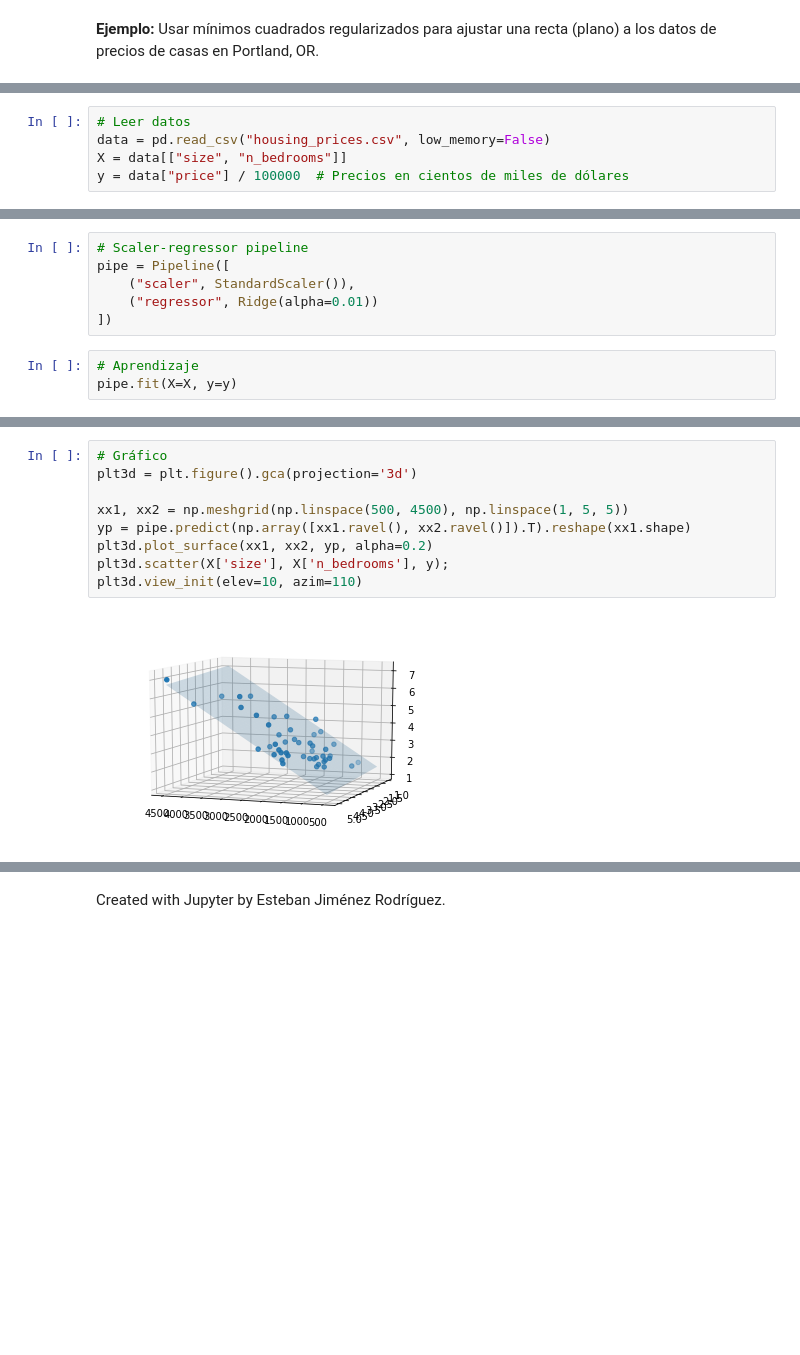
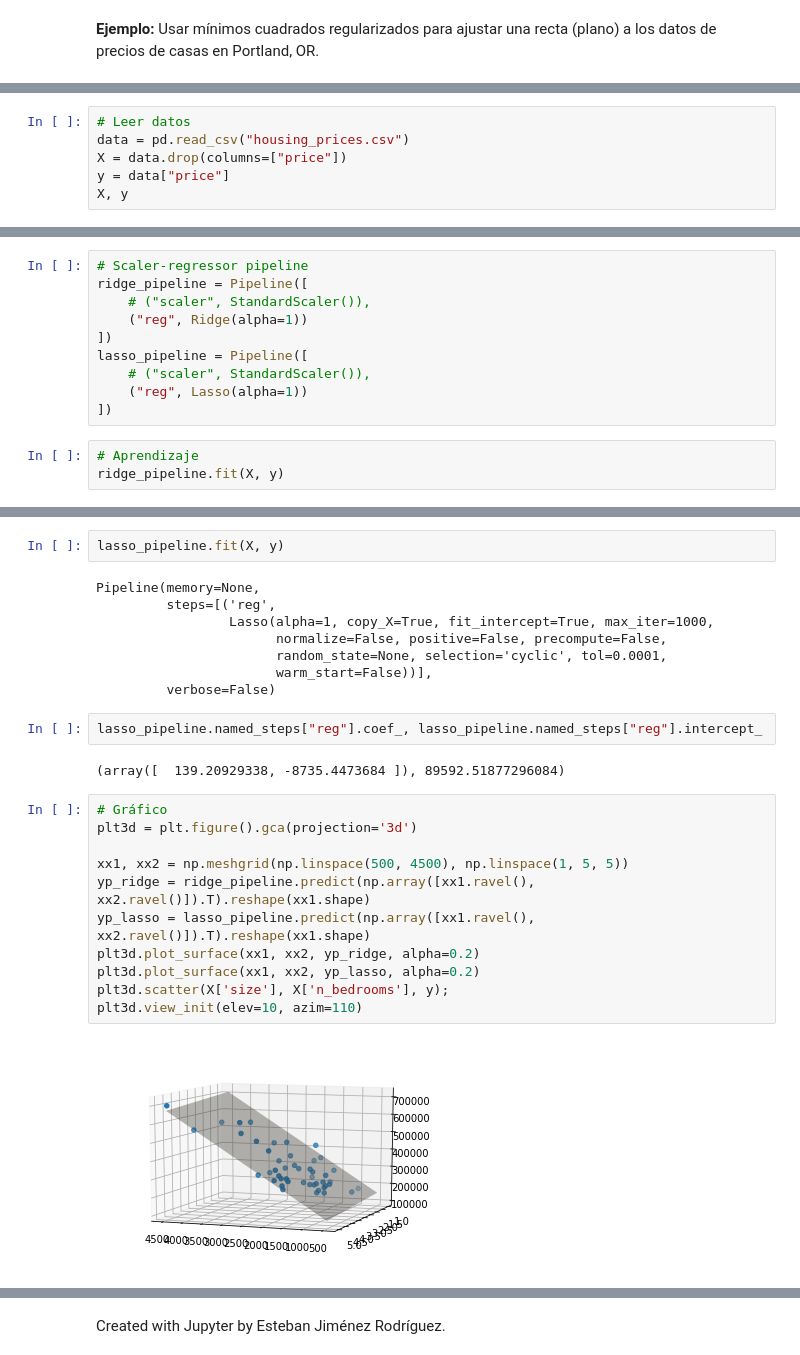
Before and after one commit to luismaria8992ramirez/mebo2021, a Jupyter notebook: modulo1/tema3/4_regresion_lineal.ipynb, the cells around one changed output, grey strips where cells are left out. Drawn from its saved outputs; the diff is of its cells as text; blank space fills up the shorter version.

```diff
--- a/modulo1/tema3/4_regresion_lineal.ipynb
+++ b/modulo1/tema3/4_regresion_lineal.ipynb
@@ -449,5 +454,6 @@ from scipy.optimize import minimize
 # %%
 # Leer datos
-data = pd.read_csv("housing_prices.csv", low_memory=False)
-X = data[["size", "n_bedrooms"]]
-y = data["price"] / 100000  # Precios en cientos de miles de dólares
+data = pd.read_csv("housing_prices.csv")
+X = data.drop(columns=["price"])
+y = data["price"]
+X, y
@@ -499,11 +485,15 @@ from sklearn.pipeline import Pipeline
 # %%
 # Scaler-regressor pipeline
-pipe = Pipeline([
-    ("scaler", StandardScaler()),
-    ("regressor", Ridge(alpha=0.01))
+ridge_pipeline = Pipeline([
+    # ("scaler", StandardScaler()),
+    ("reg", Ridge(alpha=1))
 ])
+lasso_pipeline = Pipeline([
+    # ("scaler", StandardScaler()),
+    ("reg", Lasso(alpha=1))
+])
 # %%
 # Aprendizaje
-pipe.fit(X=X, y=y)
+ridge_pipeline.fit(X, y)
 # %% [output]
 Pipeline(memory=None,
@@ -521,11 +509,27 @@ pipe.named_steps["regressor"].intercept_, pipe.named_steps["regressor"].coef_
+# %%
+lasso_pipeline.fit(X, y)
+# %% [output]
+Pipeline(memory=None,
+         steps=[('reg',
+                 Lasso(alpha=1, copy_X=True, fit_intercept=True, max_iter=1000,
+                       normalize=False, positive=False, precompute=False,
+                       random_state=None, selection='cyclic', tol=0.0001,
+                       warm_start=False))],
+         verbose=False)
+# %%
+lasso_pipeline.named_steps["reg"].coef_, lasso_pipeline.named_steps["reg"].intercept_
+# %% [output]
+(array([  139.20929338, -8735.4473684 ]), 89592.51877296084)
 # %%
 # Gráfico
 plt3d = plt.figure().gca(projection='3d')
 
 xx1, xx2 = np.meshgrid(np.linspace(500, 4500), np.linspace(1, 5, 5))
-yp = pipe.predict(np.array([xx1.ravel(), xx2.ravel()]).T).reshape(xx1.shape)
-plt3d.plot_surface(xx1, xx2, yp, alpha=0.2)
+yp_ridge = ridge_pipeline.predict(np.array([xx1.ravel(), xx2.ravel()]).T).reshape(xx1.shape)
+yp_lasso = lasso_pipeline.predict(np.array([xx1.ravel(), xx2.ravel()]).T).reshape(xx1.shape)
+plt3d.plot_surface(xx1, xx2, yp_ridge, alpha=0.2)
+plt3d.plot_surface(xx1, xx2, yp_lasso, alpha=0.2)
 plt3d.scatter(X['size'], X['n_bedrooms'], y);
 plt3d.view_init(elev=10, azim=110)
 # %% [output]
-[figure, old version]
+[figure, new version]
```
Also changed, not shown: parts of 41 cells of this notebook.
